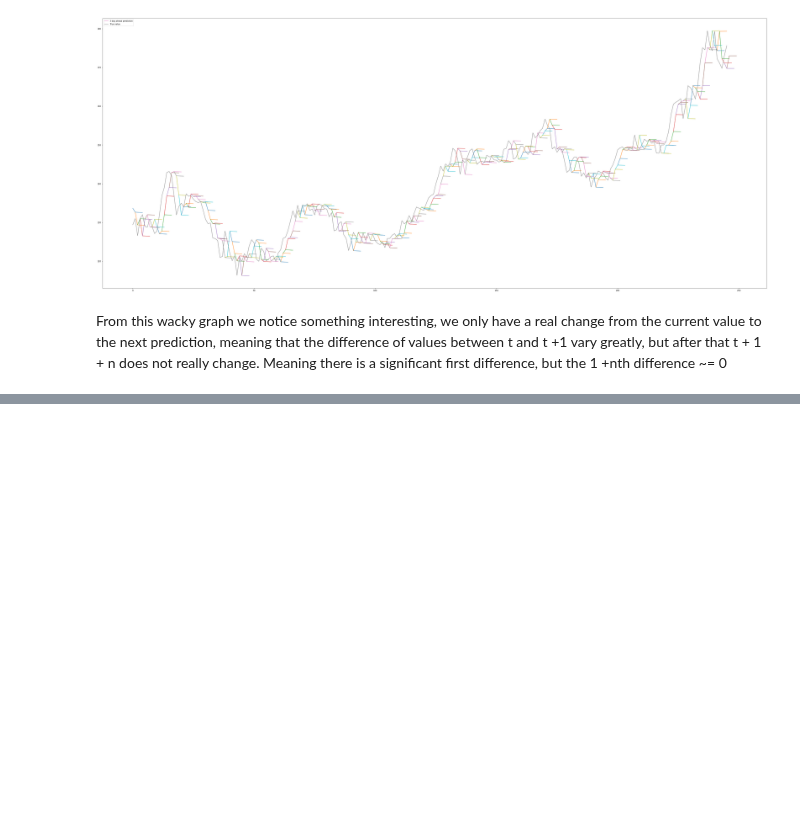
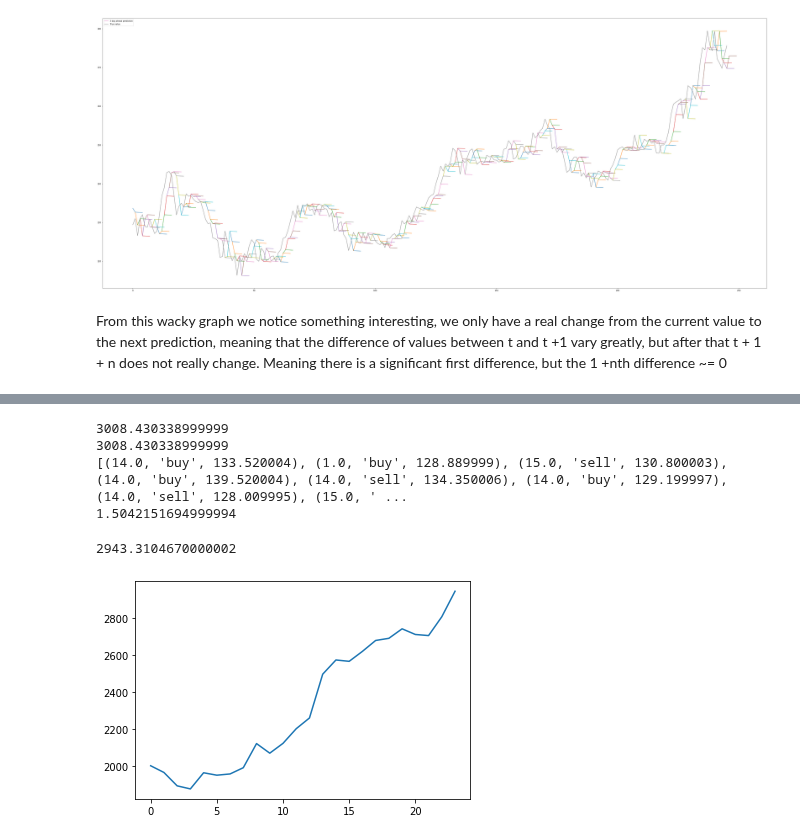
Before and after one commit to kevinkim101/financial_stock_data_modelling, a Jupyter notebook: project_name/notebooks/trading_strats.ipynb, the cells around one changed output, grey strips where cells are left out. Saved outputs shown, nothing was run; the diff lists cells and outputs as text; code cells hidden in the pictures; blank space fills up the shorter version.

```diff
--- a/project_name/notebooks/trading_strats.ipynb
+++ b/project_name/notebooks/trading_strats.ipynb
@@ -110,3 +188,46 @@ train = df[df["Date"] <= datetime.datetime(2021, 1, 1)]
+# %%
+print(cash)
+print(equity)
+print(history)
+print(equity / starting)
+# %% [output]
+3008.430338999999
+3008.430338999999
+[(14.0, 'buy', 133.520004), (1.0, 'buy', 128.889999), (15.0, 'sell', 130.800003), (14.0, 'buy', 139.520004), (14.0, 'sell', 134.350006), (14.0, 'buy', 129.199997), (14.0, 'sell', 128.009995), (15.0, ' ...
+1.5042151694999994
+# %%
+#plot an equity curve to see where we made and lost money
+equity = 2000
+liquid_cash = 2000
+equity_vals = [equity]
+running_holding_value = 0
+num_holdings = 0
+avg_price = 0
+
+
+for i in range(len(history)-1):
+    if history[i][1] == "buy":
+        running_holding_value += history[i][2] * history[i][0]
+        num_holdings += history[i][0]
+
+    else: #we are selling
+        avg_price = running_holding_value / num_holdings
+
+
+        num_holdings -= history[i][0]
+        running_holding_value -= avg_price * history[i][0]
+
+
+        equity += (history[i][2] - avg_price) * history[i][0]
+        equity_vals.append(equity)
+
+
+plt.plot(equity_vals)
+
+equity
+# %% [output]
+2943.3104670000002
+[figure, added]
 # %%
 #our next candidate is the forcasted moving average if the simple moving average with the forcast is about the 10 day SMA then we are in a weak uptrend
 #if our simple moving average with forcast is about the 20 day SMA then we are in a strong uptrend.
```
Also changed, not shown: parts of 3 cells of this notebook, 1 other file.
